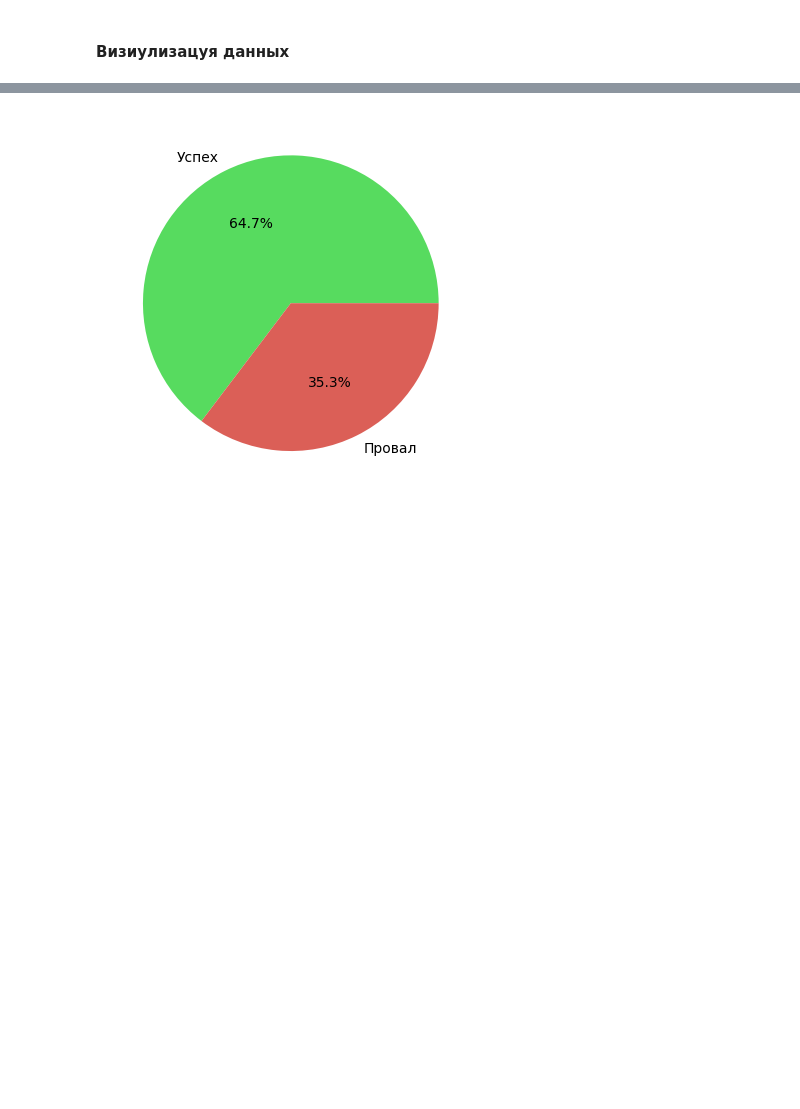
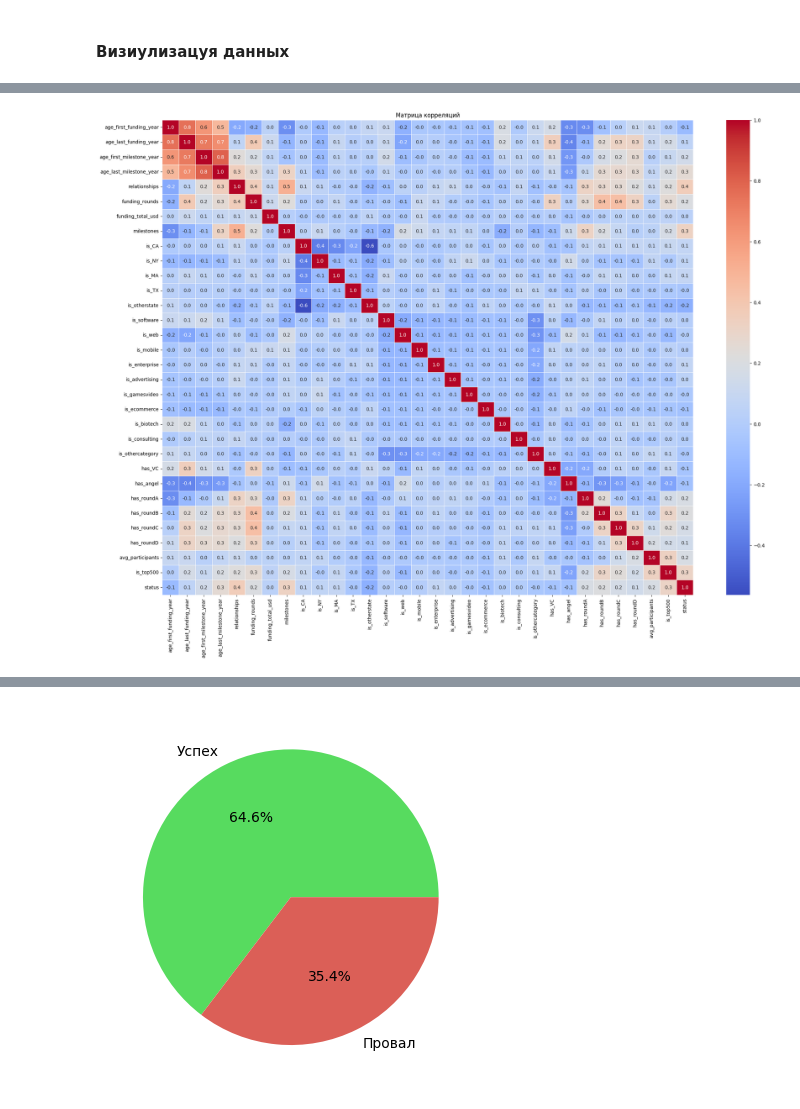
Before and after one commit to emilien-gus/Machine-Learning-course, a Jupyter notebook: startUp.ipynb, the cells around one changed output, grey strips where cells are left out. Cells and saved outputs as stored; diff of their text form; code cells hidden in the pictures; blank space fills up the shorter version.

```diff
--- a/startUp.ipynb
+++ b/startUp.ipynb
@@ -63,0 +29,10 @@ Index(['state_code', 'status', 'age_first_funding_year',
+# %%
+# Drop specified columns
+columns_to_drop = ['id', 'Unnamed: 0', 'Unnamed: 6', 'closed_at',
+                   'state_code.1', 'labels', 'zip_code', 'longitude',
+                   'latitude', 'object_id', 'founded_at','first_funding_at',
+                   'last_funding_at','city','name' ]
+data = data.drop(columns=columns_to_drop, errors='ignore')
+
+# Check the new structure of the dataset
+data.info()
@@ -63,0 +64,8 @@ Index(['state_code', 'status', 'age_first_funding_year',
+# %%
+# Замена значений в столбце 'status
+data['status'] = data['status'].replace({'acquired':1, 'closed':0})
+# %%
+# Откидываем дубликаты
+print("Before dropping duplicates: {}".format(len(data)))
+data.drop_duplicates(inplace=True)
+print("After ropping duplicates: {}".format(len(data)))
@@ -64 +75,6 @@ Index(['state_code', 'status', 'age_first_funding_year',
+# %%
+columns_to_check = ['age_first_funding_year', 'age_last_funding_year',
+                    'age_first_milestone_year', 'age_last_milestone_year']
+for col in columns_to_check:
+    data[col] = data[col].apply(lambda x: x if x >= 0 else np.nan)
 # %% [markdown]
@@ -121,0 +150,9 @@ sns.heatmap(corr_matt, annot=True, cmap="coolwarm", fmt=".1f")
+# %%
+plt.figure(figsize = (25, 18))
+heat_map = data.corr(numeric_only=True)
+sns.heatmap(heat_map, annot = True, cmap = 'coolwarm', linewidth = 0.5, fmt = '.1f')
+                         # annot добавл. числовые значения к каждой ячейке   fmt = 1 знак после запятой
+plt.title('Матрица корреляций')
+plt.show()
+# %% [output]
+[figure, added]
```
Also changed, not shown: parts of 38 cells of this notebook, 1 other file.
